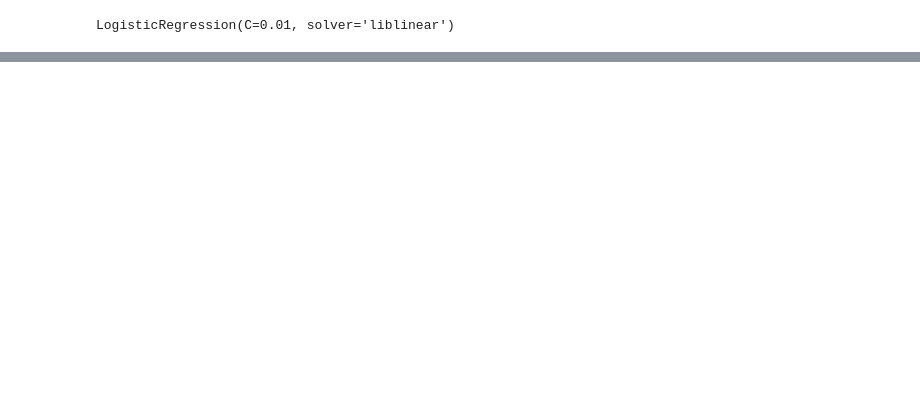
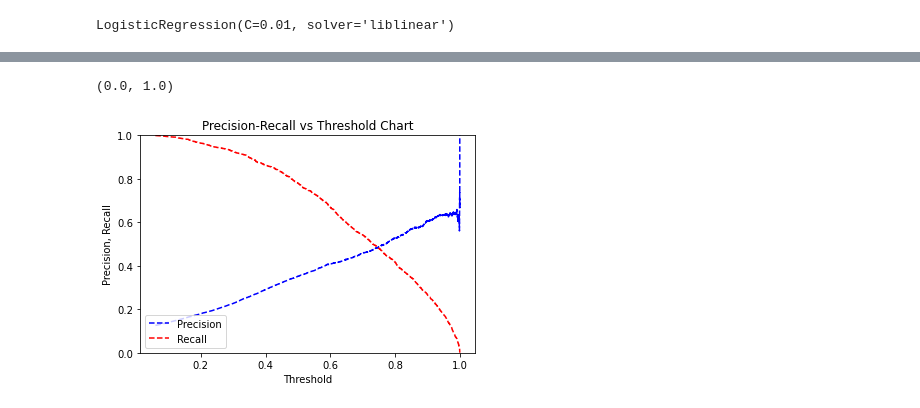
Before and after one commit to hperez/ExcelR_DataScience_Assignments, a Jupyter notebook: Logistic Regression/Logistic Regression.ipynb, the cells around one changed output, grey strips where cells are left out. Drawn from its saved outputs; the diff is of its cells as text; code cells hidden in the pictures; blank space fills up the shorter version.

```diff
--- a/Logistic Regression/Logistic Regression.ipynb
+++ b/Logistic Regression/Logistic Regression.ipynb
@@ -434,3 +495,5 @@ weighted avg       0.89      0.81      0.84     14920
+# %%
+new_X = X_train_res[:,[3,4,5,6,7,8,10,11,15]]
 # %%
 from sklearn.model_selection import GridSearchCV
 # %%
@@ -451,7 +514,9 @@ grid_result.best_params_
 # %%
 log_classifier = LogisticRegression(C= 0.01, solver='liblinear')
 # %%
-log_classifier.fit(X_train_res,y_train_res)
+log_classifier.fit(new_X,y_train_res)
 # %% [output]
 LogisticRegression(C=0.01, solver='liblinear')
+# %%
+new_X_test = X_test_scaled[:,[3,4,5,6,7,8,10,11,15]]
 # %%
@@ -472,0 +538,6 @@ weighted avg       0.89      0.81      0.83     14920
+# %%
+ns_probs = [0 for _ in range(len(y_test))]
+
+log_classifier.fit(new_X,y_train_res)
+# predict probabilities
+lr_probs = log_classifier.predict_proba(new_X_test)
@@ -472,0 +627,23 @@ weighted avg       0.89      0.81      0.83     14920
+# %%
+pred_y=log_classifier.predict(new_X_test)
+
+probs_y=log_classifier.predict_proba(new_X_test)
+
+
+from sklearn.metrics import precision_recall_curve
+precision, recall, thresholds = precision_recall_curve(y_test, probs_y[:,
+1])
+   #retrieve probability of being 1(in second column of probs_y)
+#pr_auc = metrics.auc(recall, precision)
+
+plt.title("Precision-Recall vs Threshold Chart")
+plt.plot(thresholds, precision[: -1], "b--", label="Precision")
+plt.plot(thresholds, recall[: -1], "r--", label="Recall")
+plt.ylabel("Precision, Recall")
+plt.xlabel("Threshold")
+plt.legend(loc="lower left")
+
+plt.ylim([0,1])
+# %% [output]
+(0.0, 1.0)
+[figure, added]
```
Also changed, not shown: parts of 27 cells of this notebook.
